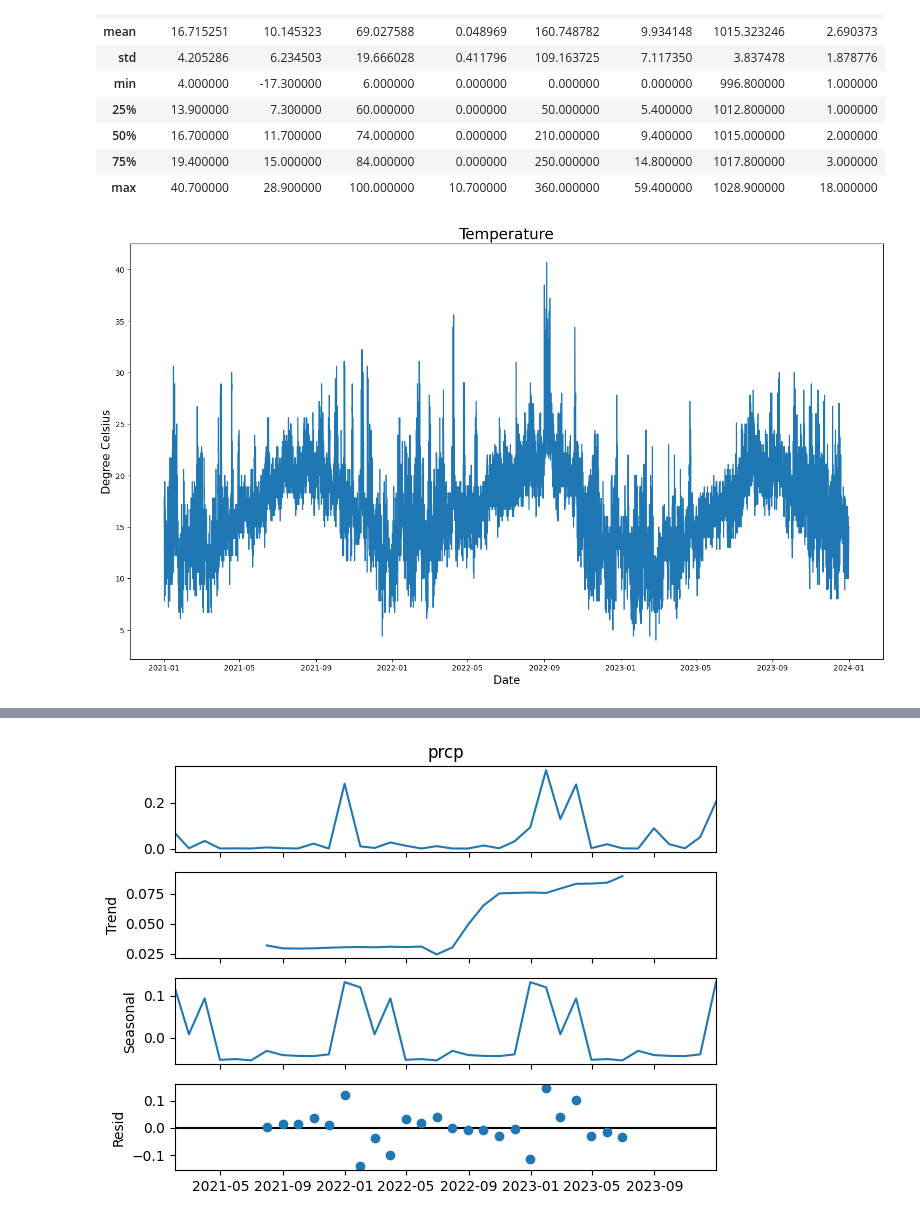
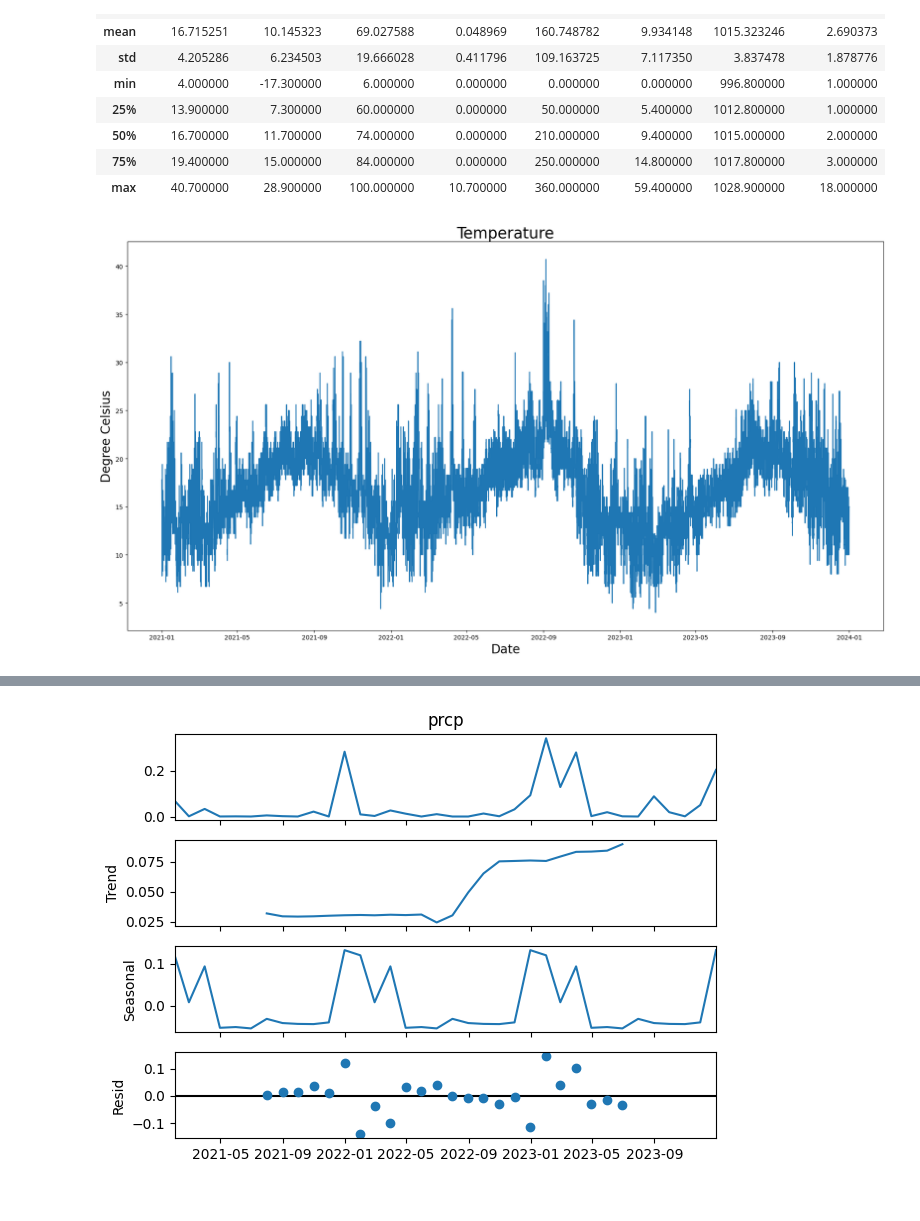
Before and after one commit to Joeszl/Traffic-Flow-Forecasting, a Jupyter notebook: code/02-eda.ipynb, the cells around one changed output, grey strips where cells are left out. Drawn from its saved outputs; the diff is of its cells as text; code cells hidden in the pictures.

Commit message:
images

```diff
--- a/code/02-eda.ipynb
+++ b/code/02-eda.ipynb
@@ -39,10 +39,13 @@ weather.describe()
 # %%
 plt.figure(figsize = (18,10))
 plt.plot(weather['temp'])
 
-plt.title('Temperature', size = 20)
-plt.xlabel('Date', size = 15)
-plt.ylabel('Degree Celsius', size = 15);
+plt.title('Temperature', size = 25)
+plt.xlabel('Date', size = 20)
+plt.ylabel('Degree Celsius', size = 20)
+
+plt.tight_layout()
+plt.savefig('../images/weather-temperature.png');
 # %% [output]
-[figure, old version]
+[figure, new version]
 # %%
```
Also changed, not shown: parts of 36 cells of this notebook, 10 other files.
